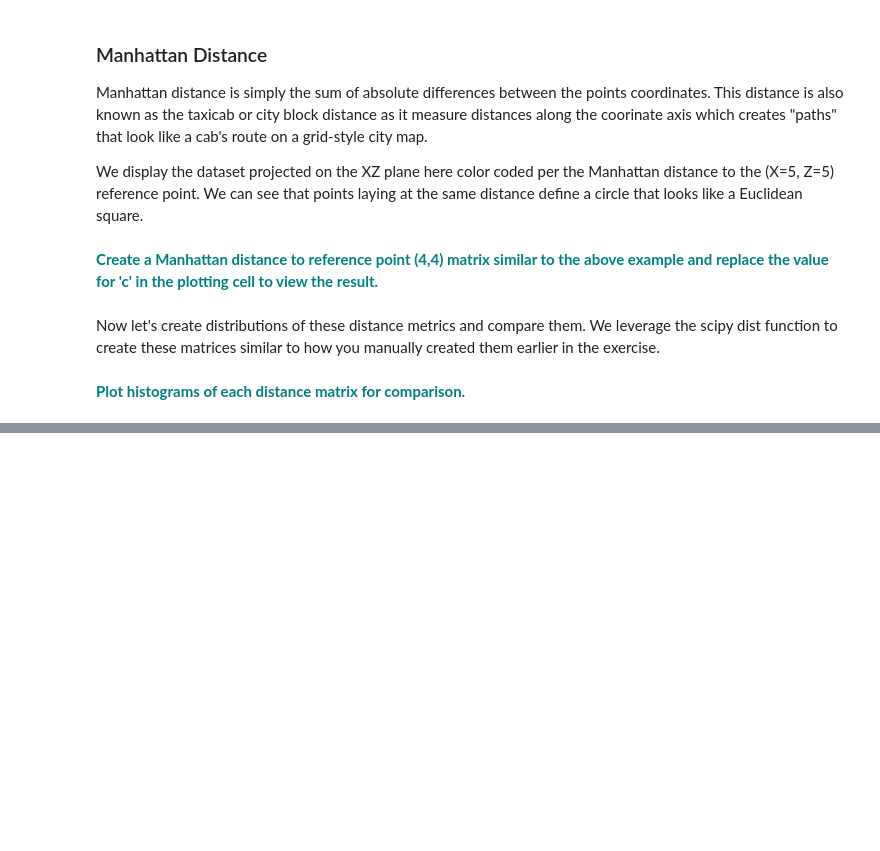
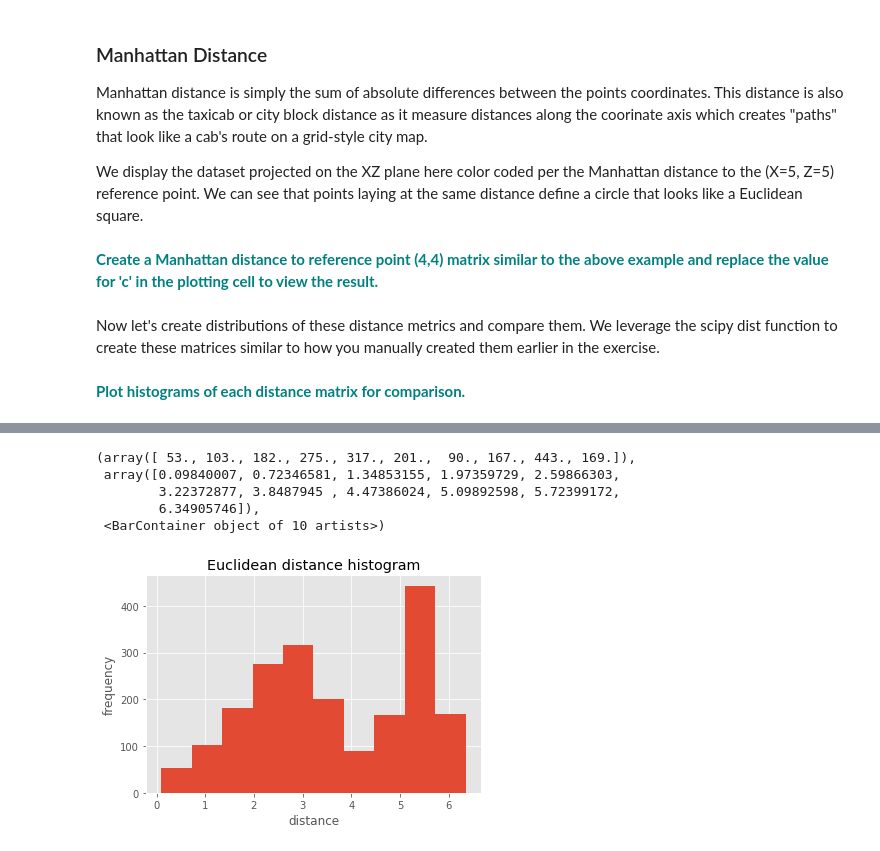
Before and after one commit to gabriellewald/springboard-coursework, a Jupyter notebook: Euclidean_and_Manhattan_Distances_Case_Study/Euclidean_and_Manhattan_Distances_Case_Study.ipynb, the cells around one changed output, grey strips where cells are left out. Saved outputs shown, nothing was run; the diff lists cells and outputs as text; code cells hidden in the pictures; blank space fills up the shorter version.

```diff
--- a/Euclidean_and_Manhattan_Distances_Case_Study/Euclidean_and_Manhattan_Distances_Case_Study.ipynb
+++ b/Euclidean_and_Manhattan_Distances_Case_Study/Euclidean_and_Manhattan_Distances_Case_Study.ipynb
@@ -108,0 +130,21 @@ largeMat = np.random.random((10000,100))
+# %%
+# Euclidean distance histogram
+
+# set title
+plt.title('Euclidean distance histogram')
+
+# set x-axis name
+plt.xlabel('distance')
+
+# set y-axis name
+plt.ylabel('frequency')
+
+
+plt.hist(distEuclid)
+# %% [output]
+(array([ 53., 103., 182., 275., 317., 201.,  90., 167., 443., 169.]),
+ array([0.09840007, 0.72346581, 1.34853155, 1.97359729, 2.59866303,
+        3.22372877, 3.8487945 , 4.47386024, 5.09892598, 5.72399172,
+        6.34905746]),
+ <BarContainer object of 10 artists>)
+[figure, added]
```
Also changed, not shown: parts of 1 cell of this notebook.
